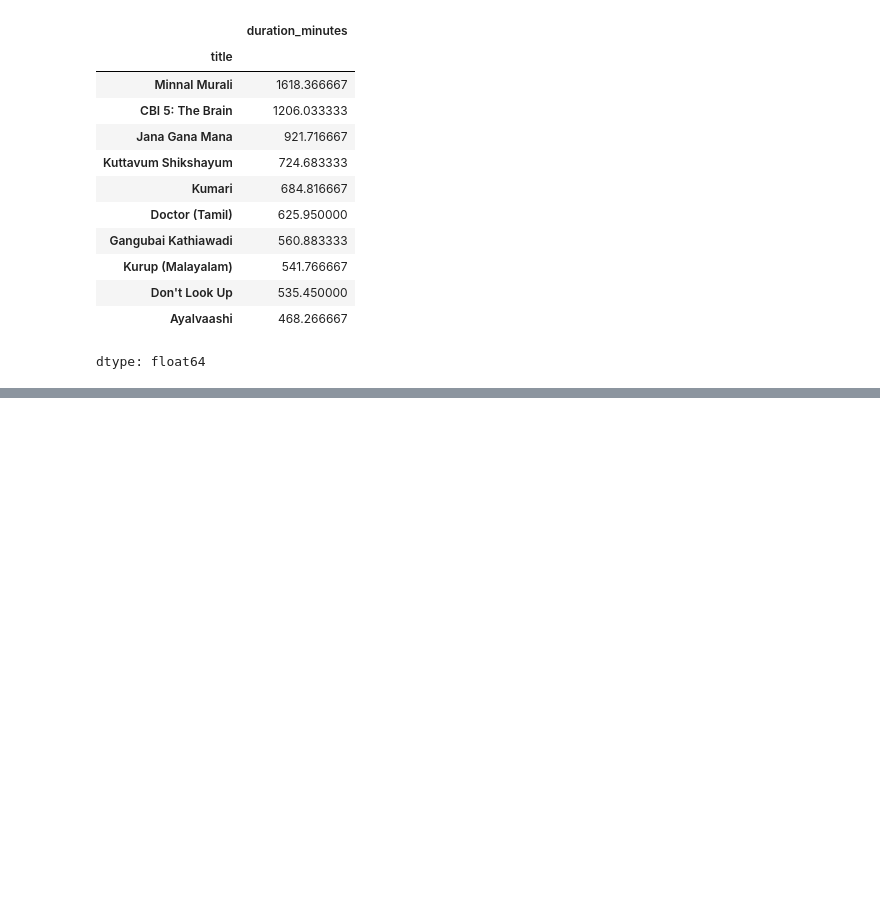
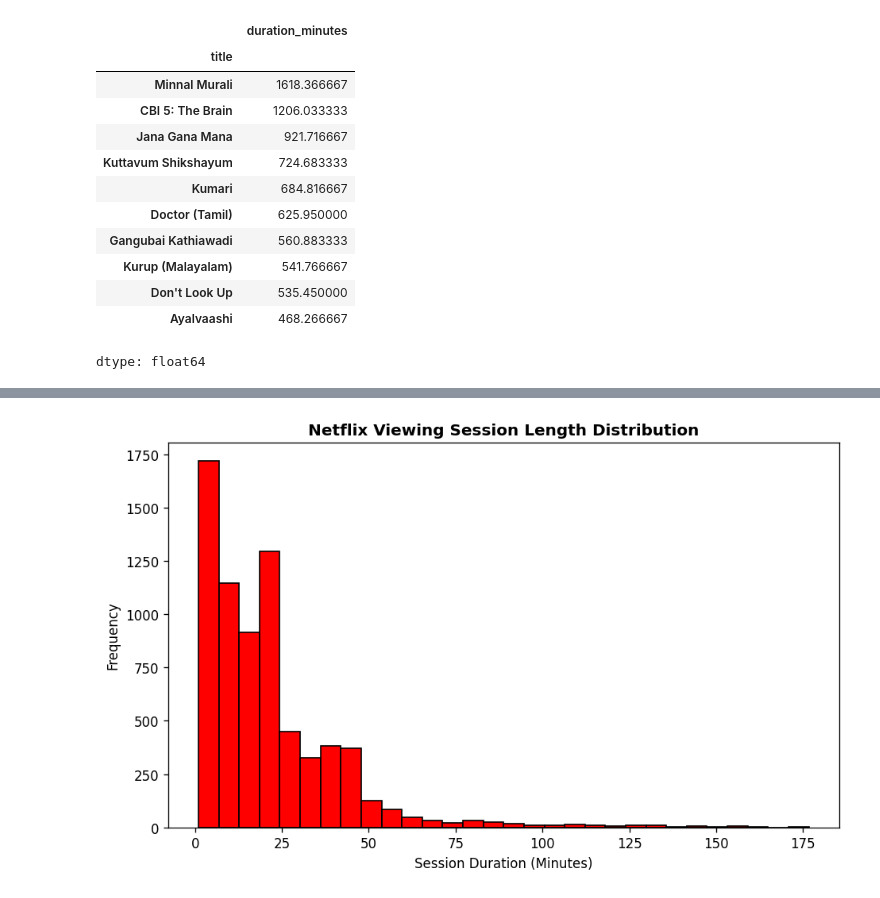
Before and after one commit to Vaishnavi-Parashar/subscription-trap-analysis, a Jupyter notebook: subscription_trap_analysis.ipynb, the cells around one changed output, grey strips where cells are left out. Drawn from its saved outputs; the diff is of its cells as text; code cells hidden in the pictures; blank space fills up the shorter version.

```diff
--- a/subscription_trap_analysis.ipynb
+++ b/subscription_trap_analysis.ipynb
@@ -105,0 +160,11 @@ dtype: float64
+# %%
+plt.figure(figsize=(8,5), dpi=120)
+plt.hist(df_useful['duration_minutes'], bins=30, edgecolor='black',color='red')
+
+plt.title('Netflix Viewing Session Length Distribution', fontweight='bold')
+plt.xlabel('Session Duration (Minutes)')
+plt.ylabel('Frequency')
+plt.tight_layout()
+plt.show()
+# %% [output]
+[figure, added]
```
Also changed, not shown: parts of 24 cells of this notebook.
